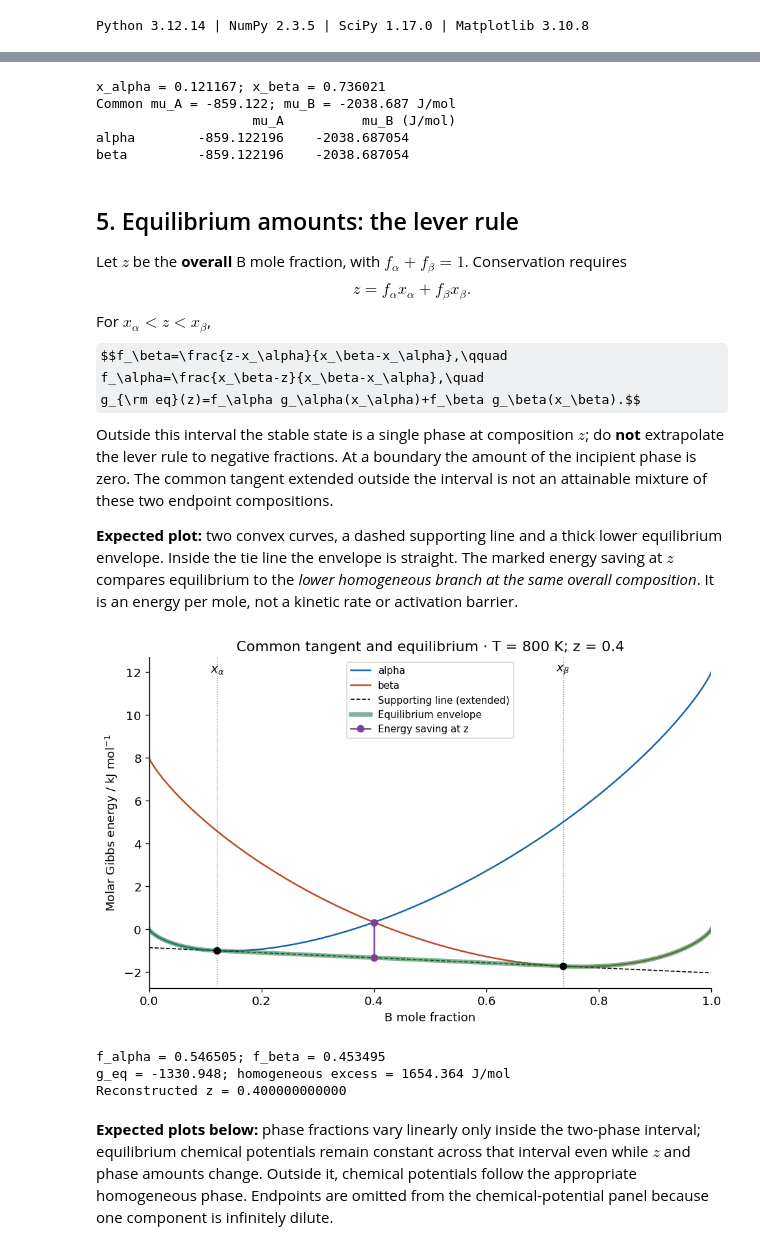
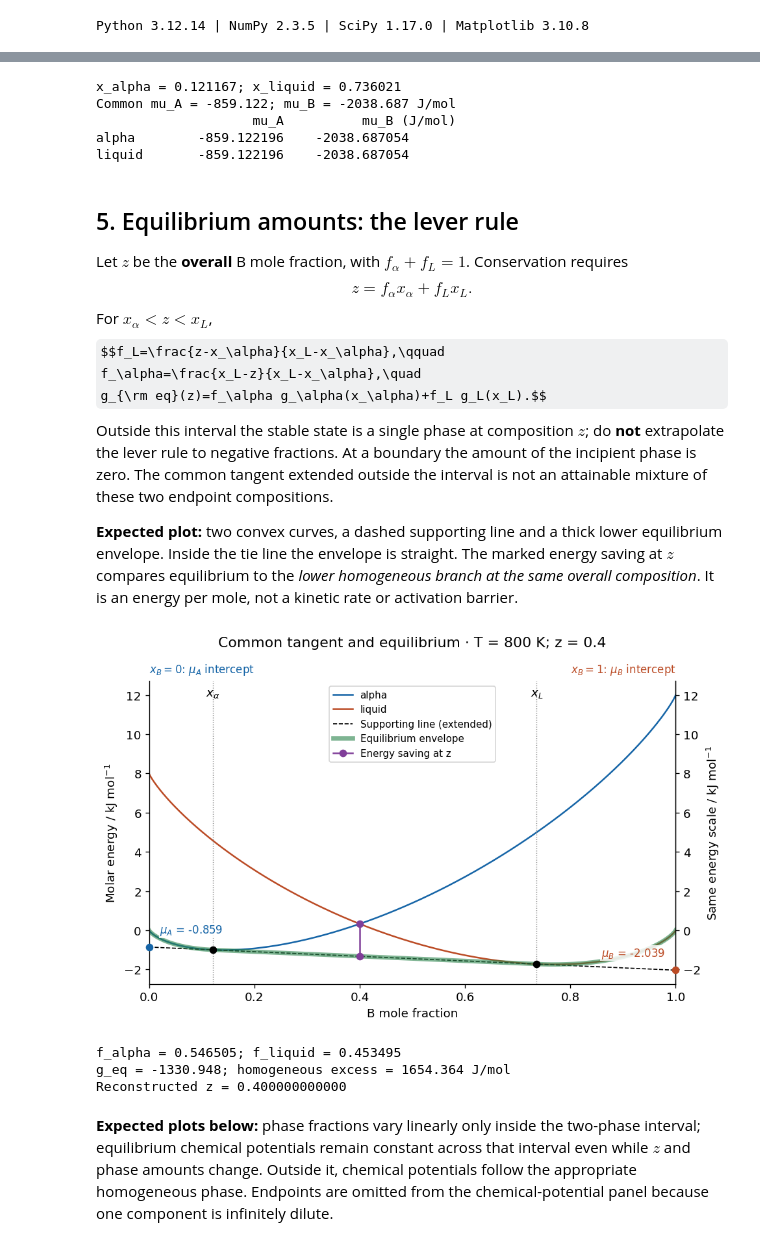
Before and after one commit to saswataiith/saswataiith.github.io, a Jupyter notebook: files/teaching/thermodynamics-kinetics/phase-equilibria-01.ipynb, the cells around one changed output, grey strips where cells are left out. Drawn from its saved outputs; the diff is of its cells as text; code cells hidden in the pictures; some formulas as TeX source.

Commit message:
Clarify chemical-potential intercepts and add explicit SER solid-liquid example

```diff
--- a/files/teaching/thermodynamics-kinetics/phase-equilibria-01.ipynb
+++ b/files/teaching/thermodynamics-kinetics/phase-equilibria-01.ipynb
@@ -60,7 +86,7 @@ R = 8.314462618
 T = 800.0
 z = 0.40                 # overall B mole fraction
 x_probe = 0.35           # composition for the single-phase tangent
-refs = {"alpha": (0.0, 12000.0), "beta": (8000.0, 0.0)}
+refs = {"alpha": (0.0, 12000.0), "liquid": (8000.0, 0.0)}
 
 
 def g(x, T, phase):
@@ -84,7 +110,7 @@ def mu(x, T, phase):
     return g(x, T, phase)-x*slope, g(x, T, phase)+(1-x)*slope
 
 x = np.linspace(0, 1, 1001)
-colors = {"alpha": "#1665a7", "beta": "#bb4b25"}
+colors = {"alpha": "#1665a7", "liquid": "#bb4b25"}
 # %% [markdown]
 ## 3. The tangent tells us both chemical potentials
 At fixed $T,P$, $G=ng(x)$ with $n=n_A+n_B$. Differentiating with respect to each component amount gives
@@ -139,75 +166,76 @@ def coexistence(T):
         return a-R*T*np.logaddexp(0, (m-(b-a))/(R*T))
 
     def residual(m):
-        return intercept(m, "alpha")-intercept(m, "beta")
+        return intercept(m, "alpha")-intercept(m, "liquid")
 
     m = brentq(residual, -200000.0, 200000.0, xtol=1e-9)
-    xa, xb = composition(m, "alpha"), composition(m, "beta")
+    xa, xb = composition(m, "alpha"), composition(m, "liquid")
     if not 0 < xa < xb < 1:
-        raise ValueError("This lab assumes alpha is A-rich and beta is B-rich.")
+        raise ValueError("This lab assumes alpha is A-rich and liquid is B-rich.")
     return xa, xb, m, intercept(m, "alpha")
 
 xa, xb, slope, intercept = coexistence(T)
-print(f"x_alpha = {xa:.6f}; x_beta = {xb:.6f}")
+print(f"x_alpha = {xa:.6f}; x_liquid = {xb:.6f}")
 print(f"Common mu_A = {intercept:.3f}; mu_B = {intercept+slope:.3f} J/mol")
 print("                    mu_A          mu_B (J/mol)")
-for phase, xp in [("alpha", xa), ("beta", xb)]:
+for phase, xp in [("alpha", xa), ("liquid", xb)]:
     aa, bb = mu(xp, T, phase)
     print(f"{phase:8s} {aa:15.6f} {bb:15.6f}")
 # %% [output]
-x_alpha = 0.121167; x_beta = 0.736021
+x_alpha = 0.121167; x_liquid = 0.736021
 Common mu_A = -859.122; mu_B = -2038.687 J/mol
                     mu_A          mu_B (J/mol)
 alpha        -859.122196    -2038.687054
-beta         -859.122196    -2038.687054
+liquid       -859.122196    -2038.687054
 # %% [markdown]
 ## 5. Equilibrium amounts: the lever rule
-Let $z$ be the **overall** B mole fraction, with $f_\alpha+f_\beta=1$. Conservation requires
-$$z=f_\alpha x_\alpha+f_\beta x_\beta.$$
-For $x_\alpha<z<x_\beta$,
-$$f_\beta=\frac{z-x_\alpha}{x_\beta-x_\alpha},\qquad
-f_\alpha=\frac{x_\beta-z}{x_\beta-x_\alpha},\quad
-g_{\rm eq}(z)=f_\alpha g_\alpha(x_\alpha)+f_\beta g_\beta(x_\beta).$$
+Let $z$ be the **overall** B mole fraction, with $f_\alpha+f_L=1$. Conservation requires
+$$z=f_\alpha x_\alpha+f_L x_L.$$
+For $x_\alpha<z<x_L$,
+$$f_L=\frac{z-x_\alpha}{x_L-x_\alpha},\qquad
+f_\alpha=\frac{x_L-z}{x_L-x_\alpha},\quad
+g_{\rm eq}(z)=f_\alpha g_\alpha(x_\alpha)+f_L g_L(x_L).$$
 Outside this interval the stable state is a single phase at composition $z$; do **not** extrapolate the lever rule to negative fractions. At a boundary the amount of the incipient phase is zero. The common tangent extended outside the interval is not an attainable mixture of these two endpoint compositions.
 
 **Expected plot:** two convex curves, a dashed supporting line and a thick lower equilibrium envelope. Inside the tie line the envelope is straight. The marked energy saving at $z$ compares equilibrium to the *lower homogeneous branch at the same overall composition*. It is an energy per mole, not a kinetic rate or activation barrier.
 # %%
 def equilibrium(z, T):
     z = np.asarray(z, dtype=float)
     if np.any((z < 0) | (z > 1)):
         raise ValueError("Require 0 <= z <= 1.")
     xa, xb, m, b = coexistence(T)
     fb = np.clip((z-xa)/(xb-xa), 0, 1)
     fa = 1-fb
     geq = np.where(z <= xa, g(z,T,"alpha"),
-           np.where(z >= xb, g(z,T,"beta"), b+m*z))
+           np.where(z >= xb, g(z,T,"liquid"), b+m*z))
     return fa, fb, geq
 
 fa, fb, geq = equilibrium(z,T)
-ghom = min(g(z,T,"alpha"), g(z,T,"beta"))
+ghom = min(g(z,T,"alpha"), g(z,T,"liquid"))
 fig, ax = plt.subplots(figsize=(8,5), layout="constrained")
 for phase in refs:
     ax.plot(x, g(x,T,phase)/1000, color=colors[phase], label=phase)
 ax.plot(x, (intercept+slope*x)/1000, "k--", lw=1, label="Supporting line (extended)")
 ax.plot(x, equilibrium(x,T)[2]/1000, color="#29834a", lw=4, alpha=.6, label="Equilibrium envelope")
-ax.scatter([xa,xb], [g(xa,T,"alpha")/1000,g(xb,T,"beta")/1000], color="black", zorder=5)
-for xp, lab in [(xa,r"$x_\alpha$"),(xb,r"$x_\beta$")]:
+ax.scatter([xa,xb], [g(xa,T,"alpha")/1000,g(xb,T,"liquid")/1000], color="black", zorder=5)
+for xp, lab in [(xa,r"$x_\alpha$"),(xb,r"$x_L$")]:
     ax.axvline(xp, color="gray", ls=":", lw=.8)
     ax.text(xp, .98, lab, transform=ax.get_xaxis_transform(), ha="center", va="top")
 ax.plot([z,z], [float(geq)/1000,ghom/1000], "o-", color="#803e99", label="Energy saving at z")
 ax.set(xlim=(0,1), xlabel="B mole fraction", ylabel="Molar Gibbs energy / kJ mol$^{-1}$",
        title=f"Common tangent and equilibrium · T = {T:g} K; z = {z:g}")
 ax.legend(loc="upper center", fontsize=9)
+intercept_axes(ax, intercept, intercept+slope)
 plt.show()
-print(f"f_alpha = {fa:.6f}; f_beta = {fb:.6f}")
+print(f"f_alpha = {fa:.6f}; f_liquid = {fb:.6f}")
 print(f"g_eq = {geq:.3f}; homogeneous excess = {ghom-geq:.3f} J/mol")
 if xa <= z <= xb:
     print(f"Reconstructed z = {fa*xa+fb*xb:.12f}")
 else:
     print("Single phase: its composition equals z.")
 # %% [output]
-[figure, old version]
+[figure, new version]
-f_alpha = 0.546505; f_beta = 0.453495
+f_alpha = 0.546505; f_liquid = 0.453495
 g_eq = -1330.948; homogeneous excess = 1654.364 J/mol
 Reconstructed z = 0.400000000000
 # %% [markdown]
```
Also changed, not shown: parts of 17 cells of this notebook, 2 other files.
